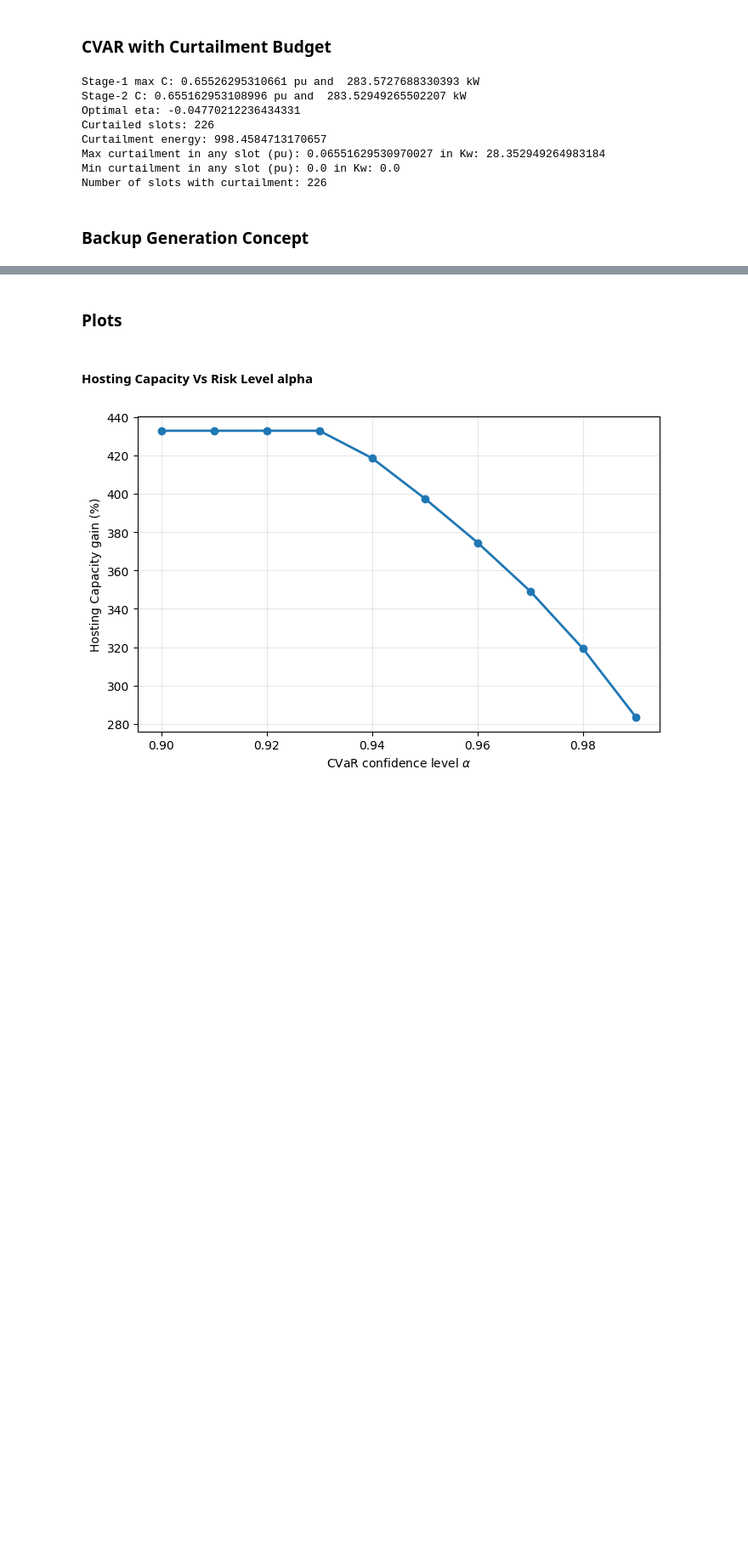
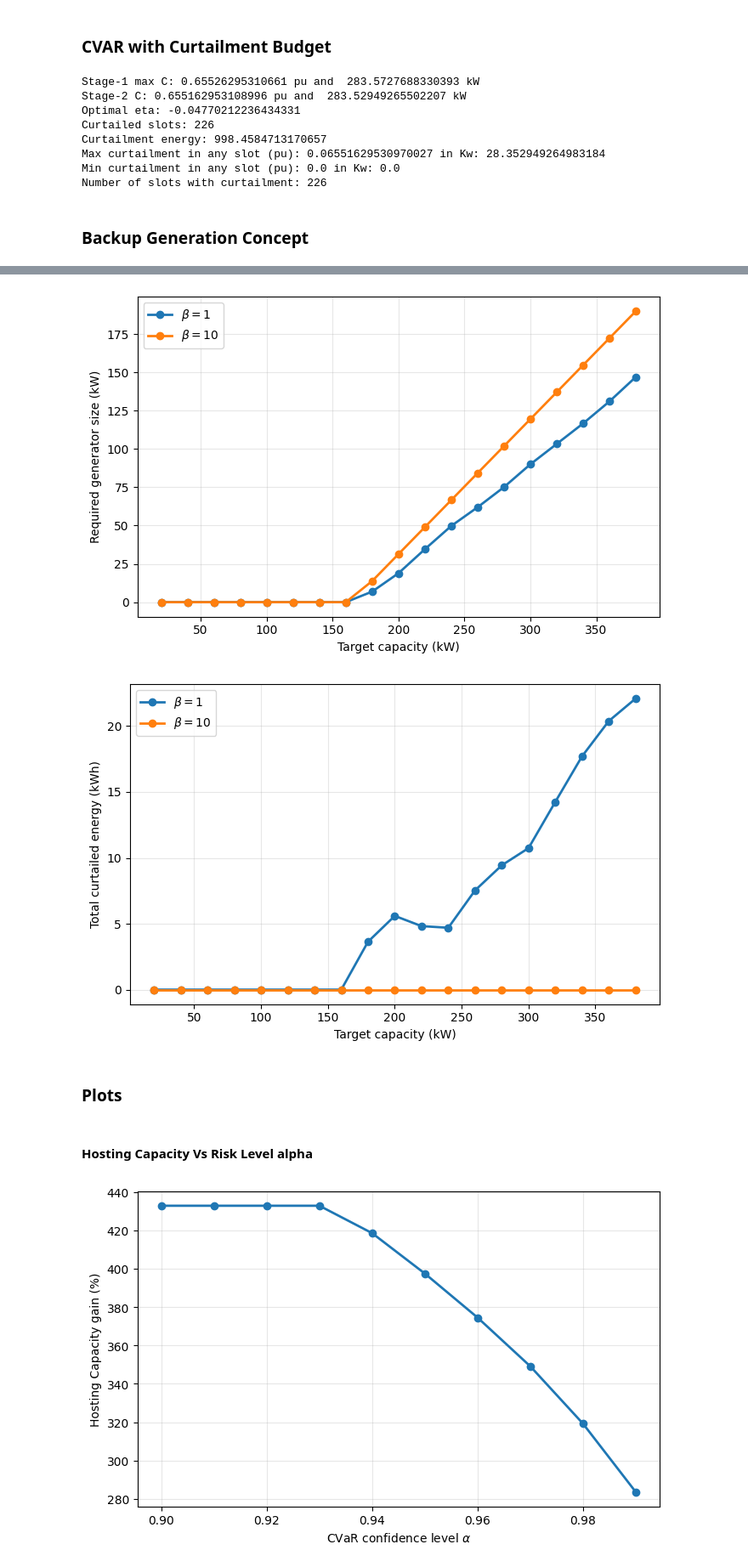
Before and after one commit to gcsarker/dynamic_hosting, a Jupyter notebook: main_radial_two_stage.ipynb, the cells around one changed output, grey strips where cells are left out. Shown at 85% size. Cells and saved outputs as stored; diff of their text form; code cells hidden in the pictures; blank space fills up the shorter version.

```diff
--- a/main_radial_two_stage.ipynb
+++ b/main_radial_two_stage.ipynb
@@ -728,3 +705,73 @@ Max generator dispatch (kW): 13.447641900337118
+# %%
+lambda_list = [1, 10]
+
+# Store results for all lambdas
+all_results = {}
+
+for lambda_y in lambda_list:
+    results_lambda = []
+
+    for Ckw in target_caps_kw:
+        res = solve_backup_generator_size(
+            C_target_kw=Ckw,
+            C_res=C_res,
+            lhat=lhat,
+            dt=dt,
+            S_base=S_base,
+            lambda_y=lambda_y
+        )
+        results_lambda.append(res)
+
+    all_results[lambda_y] = results_lambda
+
+
+# Plot 1: Generator size
+plt.figure(figsize=(7, 4.5))
+
+for lambda_y in lambda_list:
+    results_lambda = all_results[lambda_y]
+    P_gen_kw_lambda = [r["P_gen_kw"] for r in results_lambda]
+
+    plt.plot(
+        target_caps_kw,
+        P_gen_kw_lambda,
+        marker='o',
+        linewidth=2,
+        label=rf'$\beta = {lambda_y}$'
+    )
+
+plt.xlabel("Target capacity (kW)")
+plt.ylabel("Required generator size (kW)")
+plt.legend()
+plt.grid(True, alpha=0.3)
+plt.tight_layout()
+plt.show()
+
+
+# Plot 2: Curtailed energy
+plt.figure(figsize=(7, 4.5))
+
+for lambda_y in lambda_list:
+    results_lambda = all_results[lambda_y]
+    Curt_energy_kwh_lambda = [r["Curt_energy_kwh"] for r in results_lambda]
+
+    plt.plot(
+        target_caps_kw,
+        Curt_energy_kwh_lambda,
+        marker='o',
+        linewidth=2,
+        label=rf'$\beta = {lambda_y}$'
+    )
+
+plt.xlabel("Target capacity (kW)")
+plt.ylabel("Total curtailed energy (kWh)")
+plt.legend()
+plt.grid(True, alpha=0.3)
+plt.tight_layout()
+plt.show()
+# %% [output]
+[figure, added]
+[figure, added]
 # %% [markdown]
 ### Plots
 # %% [markdown]
```
Also changed, not shown: parts of 9 cells of this notebook, 5 other files.
